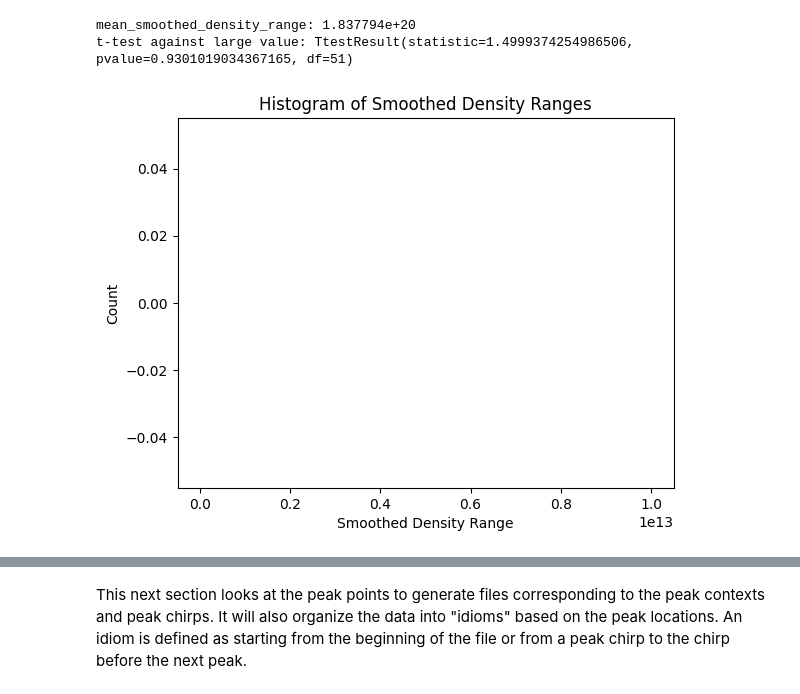
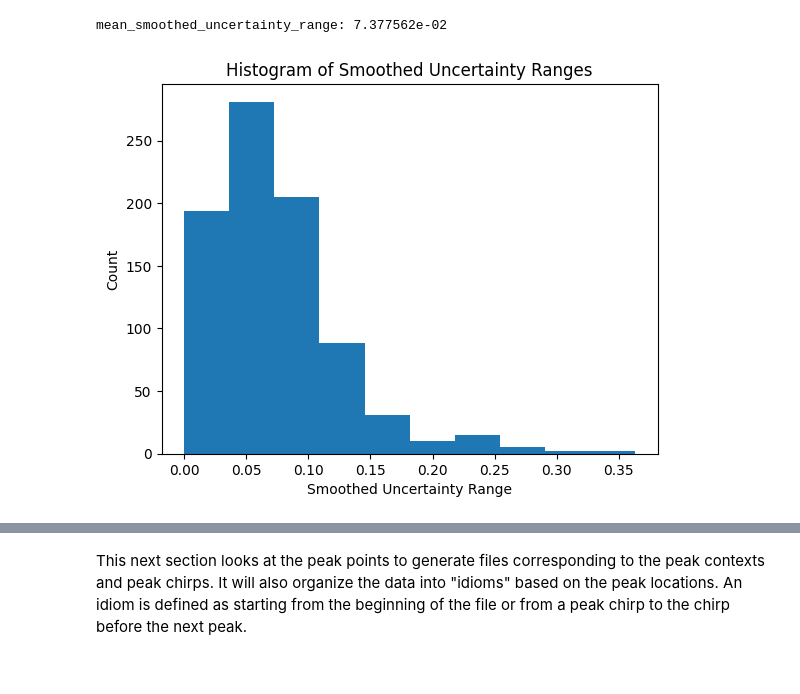
Before and after one commit to paepcke/bats, a Jupyter notebook: src/andrew/intermodel_confidence.ipynb, the cells around one changed output, grey strips where cells are left out. Drawn from its saved outputs; the diff is of its cells as text; code cells hidden in the pictures.

```diff
--- a/src/andrew/intermodel_confidence.ipynb
+++ b/src/andrew/intermodel_confidence.ipynb
@@ -149,3 +91,8 @@ absolute_errors[0]
+# %%
+# get the range of file_ids
+n_points = len(prediction_list[0])
+min_file_id = prediction_list[0]['file_id'].min()
+max_file_id = prediction_list[0]['file_id'].max()
 # %%
 average_error_per_point = []
 for error_df in absolute_errors:
@@ -367,3 +199,6 @@ low_confidence_threshold
 # %%
-# get the indices of the low confidence samples
-low_confidence_indices = df_tightness.index[df_tightness['radius_mean'] >= low_confidence_threshold].tolist()
+# find a "low confidence threshold" and get the indices of the low confidence samples
+PERCENTILE_THRESHOLD = 90
+low_confidence_threshold = np.percentile(prediction_ensemble_measures['radius_mean'], PERCENTILE_THRESHOLD)
+low_confidence_indices = prediction_ensemble_measures.index[prediction_ensemble_measures['radius_mean'] >= low_confidence_threshold].tolist()
+low_confidence_threshold
@@ -370,5 +207,5 @@ low_confidence_indices = df_tightness.index[df_tightness['radius_mean'] >= low_c
 # %%
-df_tightness["low_confidence"] = df_tightness['radius_mean'] >= low_confidence_threshold
-df_tightness
+prediction_ensemble_measures["low_confidence"] = prediction_ensemble_measures['radius_mean'] >= low_confidence_threshold
+prediction_ensemble_measures
 # %% [output]
 |  | file_id | chirp_idx | tightness | radius_mean | density | average_error_per_point | error_density | ... |
@@ -652,36 +344,35 @@ ipykernel_launcher.py(13239): 2026-01-31 21:25:07,643;INFO: Found 2 scenes
 # %%
+# Find which files have a large range by comparing each sequences range with the total population of ranges
 from scipy.stats import ttest_1samp
 from scipy.ndimage import gaussian_filter
 PREDICTION_OFFSET = 4
 SIGMA = 1
-MEASURE = "density"
+MEASURE = "radius_mean"
 
-density_ranges = []
-density_ranges_smoothed = []
-for file_id in tqdm(df_tightness['file_id'].unique()):
-    sel = df_tightness[df_tightness['file_id'] == file_id]
-    density_range = sel[MEASURE].max() - sel[MEASURE].min()
-    density_ranges.append(density_range)
+uncertainty_ranges = []
+uncertainty_ranges_smoothed = []
+for file_id in tqdm(prediction_ensemble_measures['file_id'].unique()):
+    sel = prediction_ensemble_measures[prediction_ensemble_measures['file_id'] == file_id]
+    uncertainty_range = sel[MEASURE].max() - sel[MEASURE].min()
+    uncertainty_ranges.append(uncertainty_range)
     smoothed = gaussian_filter(sel[MEASURE], sigma=SIGMA, order=0, mode='reflect')
-    density_range_smoothed = smoothed.max() - smoothed.min()
-    density_ranges_smoothed.append(density_range_smoothed)
-# add a column in df_tightness for whether or not a ttest_1samp for each density_range is significantly larger than the sample
-for file_id, density_range in zip(df_tightness['file_id'].unique(), density_ranges_smoothed):
-    sel = df_tightness[df_tightness['file_id'] == file_id]
-    ttest_res = ttest_1samp(density_ranges_smoothed, density_range, alternative='greater')
-    df_tightness.loc[sel.index, 'large_range'] = not (ttest_res.pvalue < 0.5)
+    uncertainty_range_smoothed = smoothed.max() - smoothed.min()
+    uncertainty_ranges_smoothed.append(uncertainty_range_smoothed)
+# add a column in prediction_ensemble_measures for whether or not a ttest_1samp for each uncertainty_range is significantly larger than the sample
+for file_id, uncertainty_range in zip(prediction_ensemble_measures['file_id'].unique(), uncertainty_ranges_smoothed):
+    sel = prediction_ensemble_measures[prediction_ensemble_measures['file_id'] == file_id]
+    ttest_res = ttest_1samp(uncertainty_ranges_smoothed, uncertainty_range, alternative='greater')
+    prediction_ensemble_measures.loc[sel.index, 'large_range'] = not (ttest_res.pvalue < 0.5)
 
-mean_smoothed_density_range = np.mean(density_ranges_smoothed)
-print("mean_smoothed_density_range:", f"{mean_smoothed_density_range:e}")
-print("t-test against large value:", ttest_1samp(density_ranges_smoothed, 1.5e15, alternative='less'))
-plt.hist(density_ranges_smoothed, range=(0, 1e13))
-plt.title("Histogram of Smoothed Density Ranges")
-plt.xlabel("Smoothed Density Range")
+mean_smoothed_uncertainty_range = np.mean(uncertainty_ranges_smoothed)
+print("mean_smoothed_uncertainty_range:", f"{mean_smoothed_uncertainty_range:e}")
+plt.hist(uncertainty_ranges_smoothed)
+plt.title("Histogram of Smoothed Uncertainty Ranges")
+plt.xlabel("Smoothed Uncertainty Range")
 plt.ylabel("Count");
 # %% [output]
-mean_smoothed_density_range: 1.837794e+20
-t-test against large value: TtestResult(statistic=1.4999374254986506, pvalue=0.9301019034367165, df=51)
+mean_smoothed_uncertainty_range: 7.377562e-02
-[figure, old version]
+[figure, new version]
 # %%
 # recall that the measures are:
 # tightness, radius_mean, density, average_error_per_point, error_density, euclidean_distance
```
Also changed, not shown: parts of 99 cells of this notebook, 2 other files.
